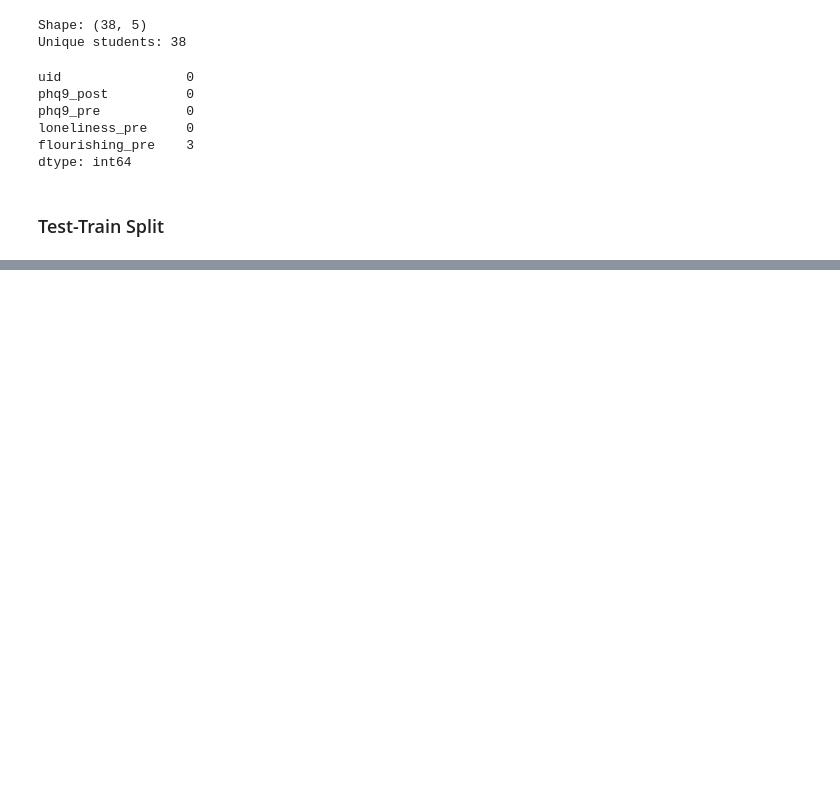
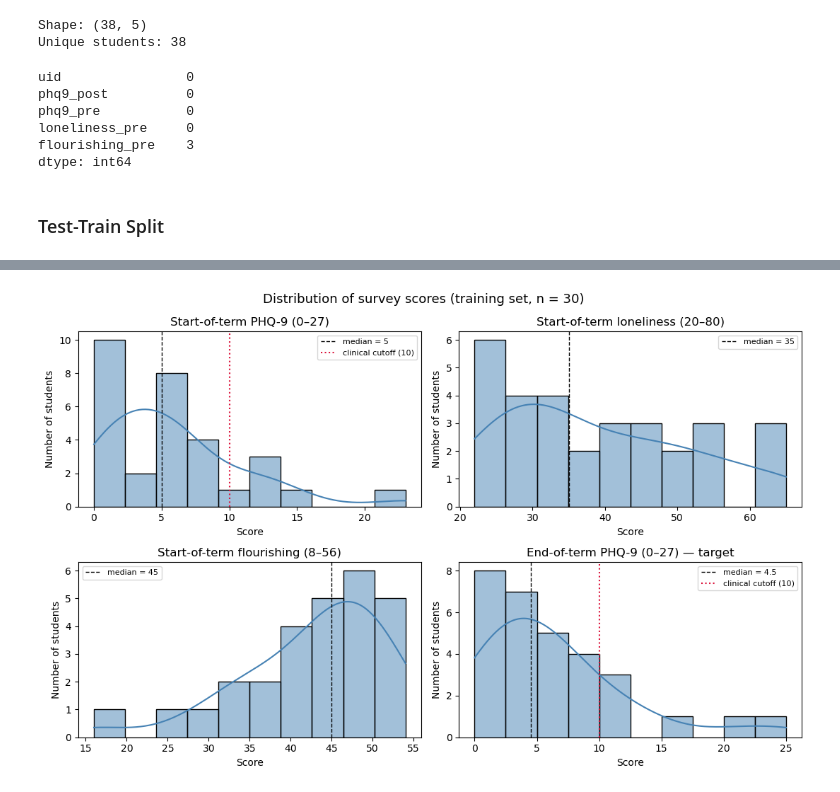
Before and after one commit to mariabssadh1-droid/spark_check, a Jupyter notebook: INSY 674-Group Project.ipynb, the cells around one changed output, grey strips where cells are left out. Drawn from its saved outputs; the diff is of its cells as text; code cells hidden in the pictures; blank space fills up the shorter version.

```diff
--- a/INSY 674-Group Project.ipynb
+++ b/INSY 674-Group Project.ipynb
@@ -774,0 +935,29 @@ student_train.describe()
+# %%
+# Distributions of each score (training data)
+import matplotlib.pyplot as plt
+import seaborn as sns
+
+plot_info = {
+    "phq9_pre": "Start-of-term PHQ-9 (0–27)",
+    "loneliness_pre": "Start-of-term loneliness (20–80)",
+    "flourishing_pre": "Start-of-term flourishing (8–56)",
+    "phq9_post": "End-of-term PHQ-9 (0–27) — target",
+}
+
+fig, axes = plt.subplots(2, 2, figsize=(11, 7))
+for ax, (column, label) in zip(axes.flat, plot_info.items()):
+    sns.histplot(student_train[column].dropna(), bins=10, kde=True, ax=ax, color="steelblue")
+    ax.axvline(student_train[column].median(), color="black", linestyle="--", linewidth=1,
+               label=f"median = {student_train[column].median():g}")
+    if column.startswith("phq9"):
+        ax.axvline(10, color="crimson", linestyle=":", linewidth=1.5, label="clinical cutoff (10)")
+    ax.set_title(label)
+    ax.set_xlabel("Score")
+    ax.set_ylabel("Number of students")
+    ax.legend(fontsize=8)
+
+fig.suptitle("Distribution of survey scores (training set, n = 30)", fontsize=13)
+plt.tight_layout()
+plt.show()
+# %% [output]
+[figure, added]
```
Also changed, not shown: parts of 33 cells of this notebook.
